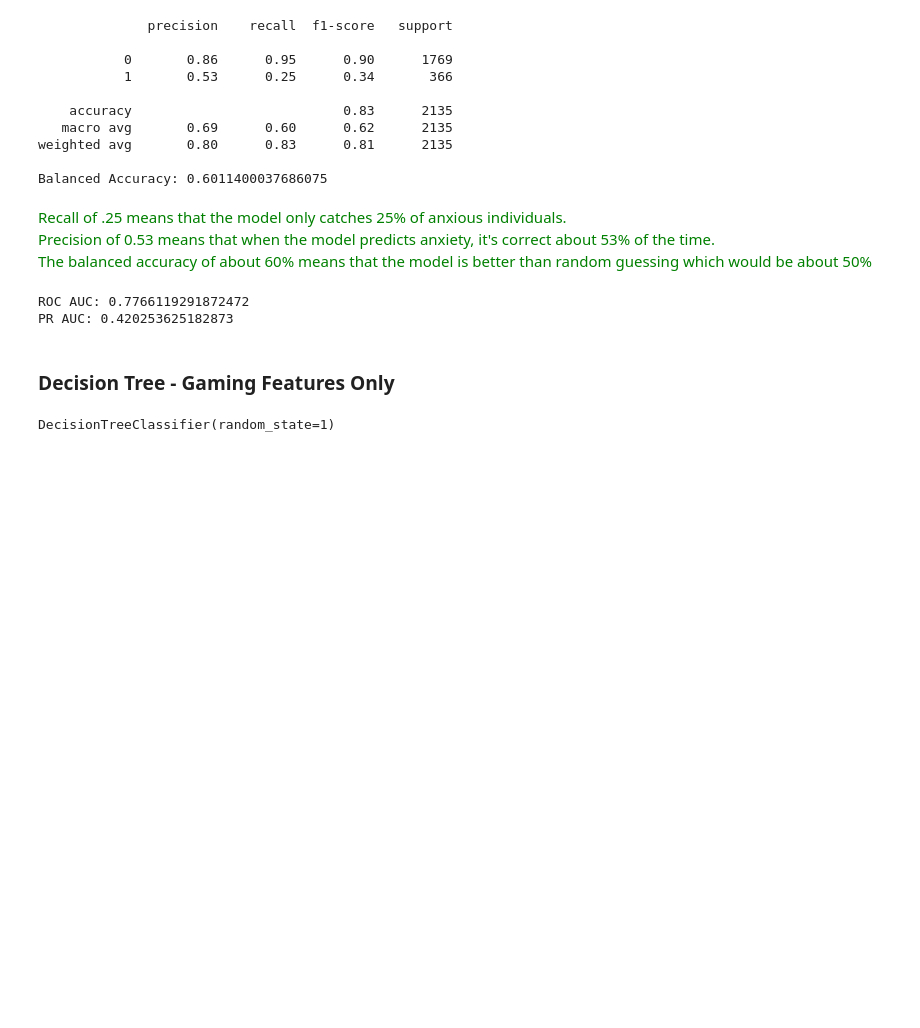
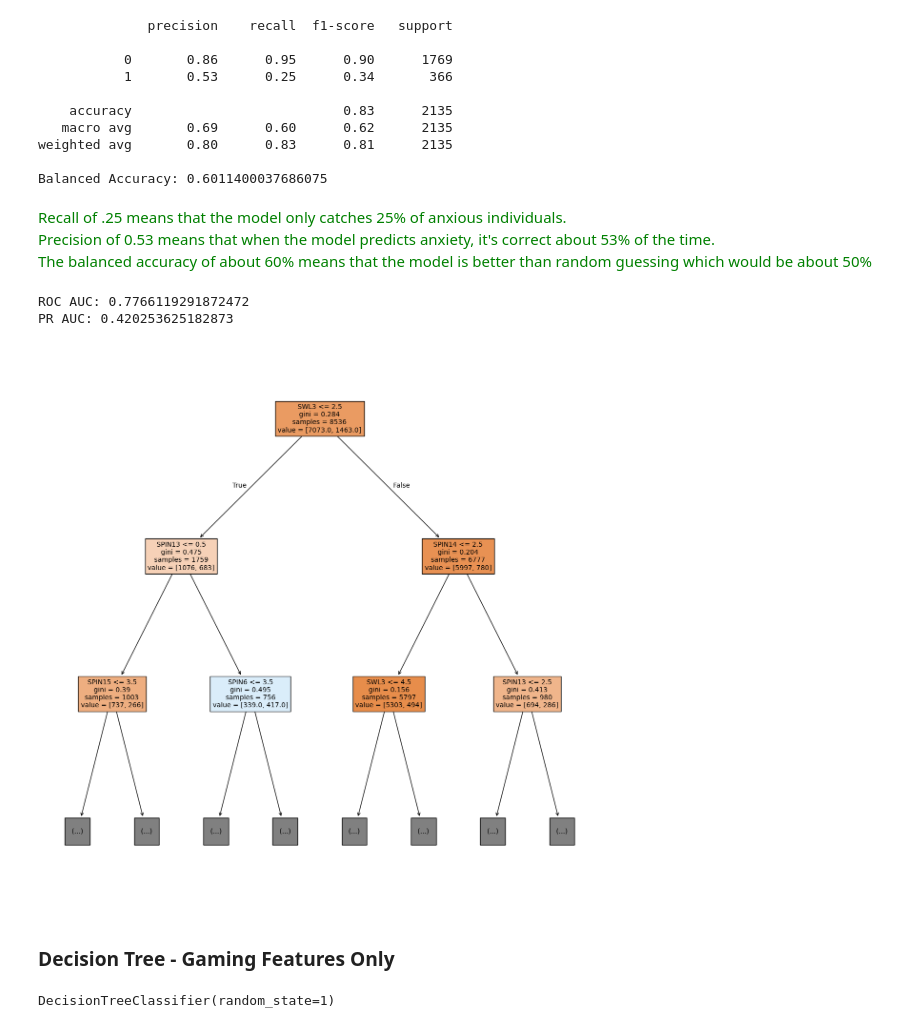
Before and after one commit to pelayoj15/gamingstudy_analysis, a Jupyter notebook: notebooks/Trees.ipynb, the cells around one changed output. Saved outputs shown, nothing was run; the diff lists cells and outputs as text; code cells hidden in the pictures; blank space fills up the shorter version.

Commit message:
add a tree plot and some importance tables

```diff
--- a/notebooks/Trees.ipynb
+++ b/notebooks/Trees.ipynb
@@ -279,6 +279,13 @@ print("PR AUC:", pr_auc)
 # %% [output]
 ROC AUC: 0.7766119291872472
 PR AUC: 0.420253625182873
+# %%
+# plot pruned tree
+plt.figure(figsize=(15,15))
+plt.title('Pruned Tree of Psychological Variables')
+plot_tree(pruned_tree_gaming_psych, feature_names=X_train_psych.columns, filled=True, max_depth=2, fontsize=10);
+# %% [output]
+[figure, added]
 # %% [markdown]
 ### Decision Tree - Gaming Features Only
 # %%
```
Also changed, not shown: parts of 2 cells of this notebook.
